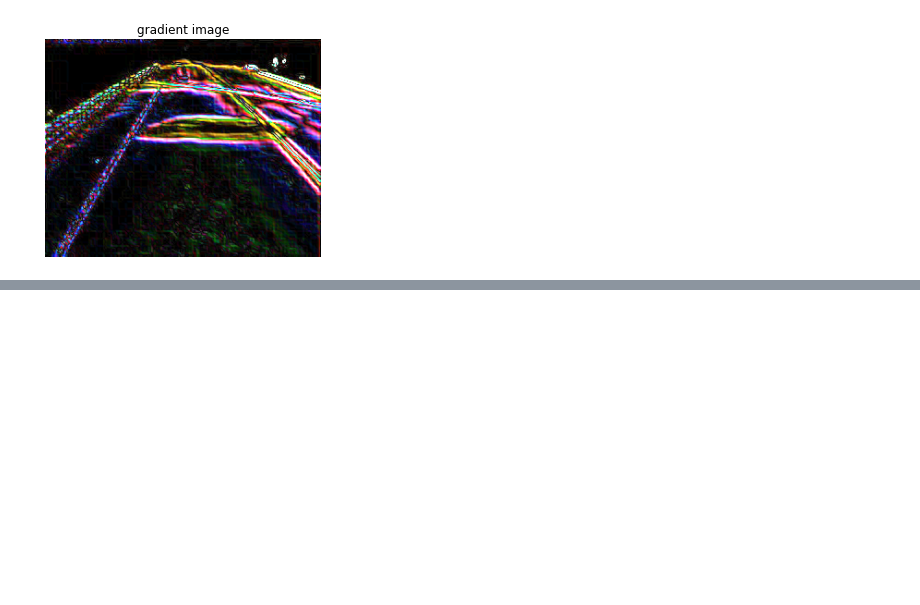
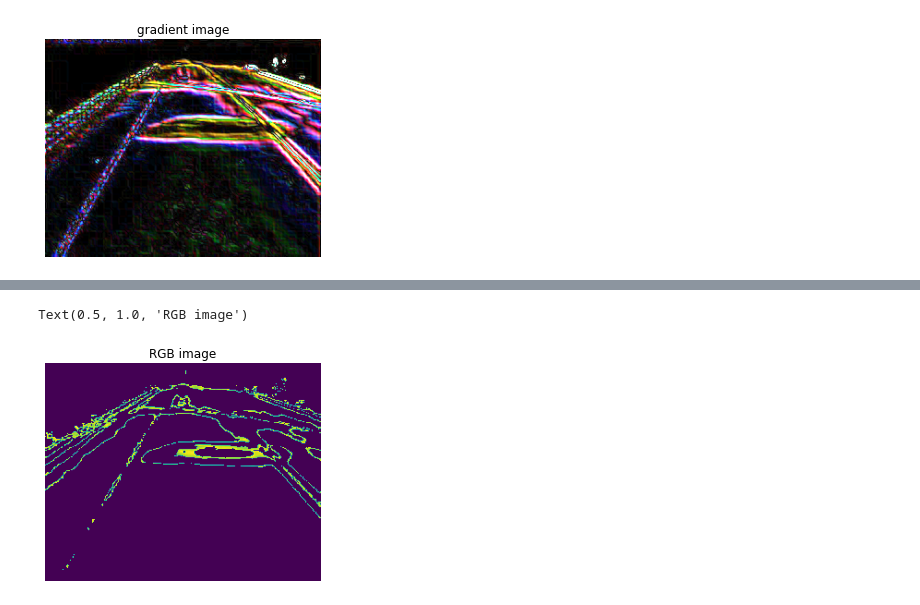
Before and after one commit to tjboise/Damage_Density, a Jupyter notebook: IR_related_news.ipynb, the cells around one changed output, grey strips where cells are left out. Drawn from its saved outputs; the diff is of its cells as text; code cells hidden in the pictures; blank space fills up the shorter version.

```diff
--- a/IR_related_news.ipynb
+++ b/IR_related_news.ipynb
@@ -98,0 +163,8 @@ Text(0.5, 1.0, 'gradient image')
+# %%
+f1=cv2.cvtColor(f,cv2.COLOR_RGB2GRAY)
+plt.imshow(f1)
+plt.axis('off')
+plt.title('RGB image')
+# %% [output]
+Text(0.5, 1.0, 'RGB image')
+[figure, added]
```
Also changed, not shown: parts of 17 cells of this notebook, 14 other files.
